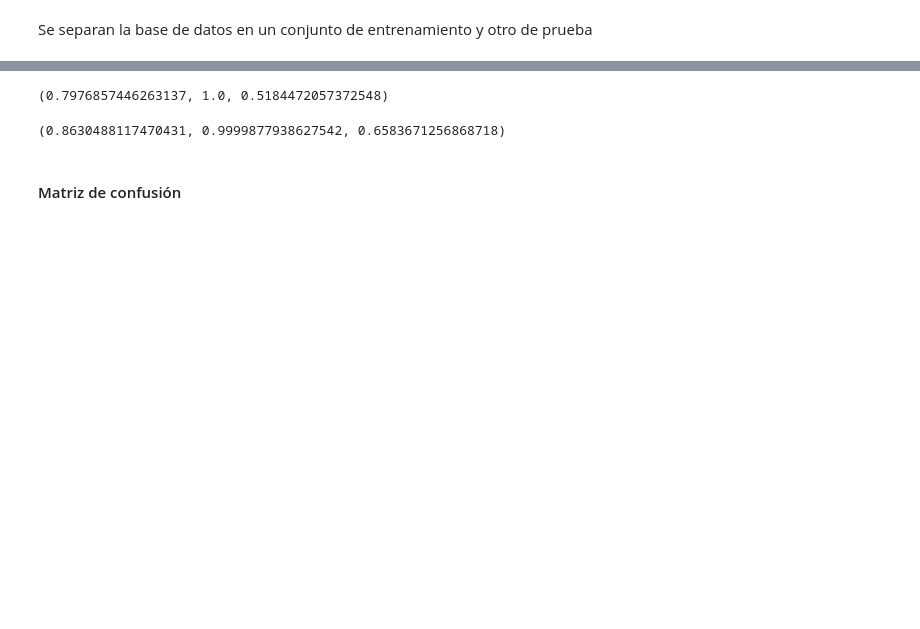
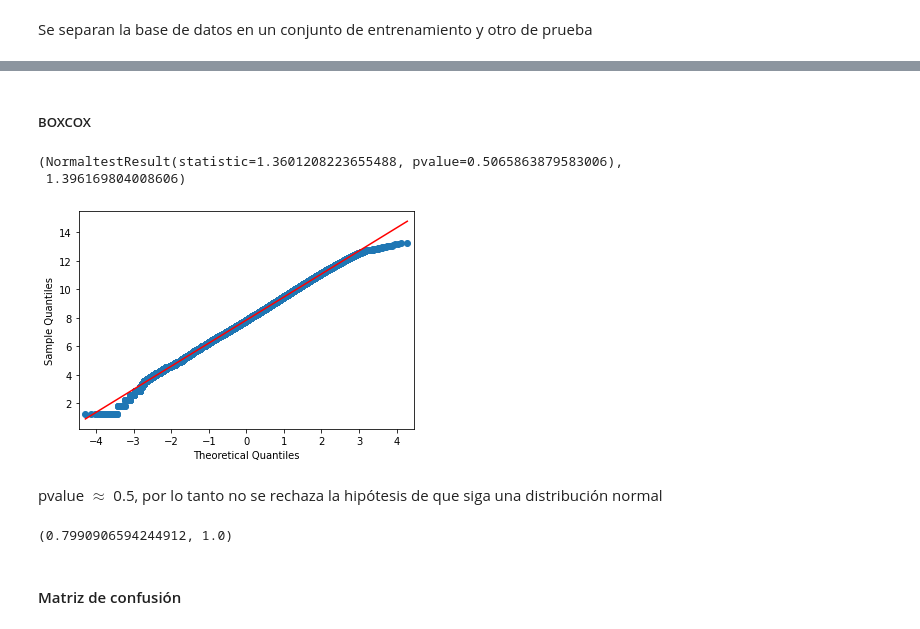
Before and after one commit to Exploratory-Data-Analiysis/Exam_1, a Jupyter notebook: ParcialFC.ipynb, the cells around one changed output, grey strips where cells are left out. Cells and saved outputs as stored; diff of their text form; code cells hidden in the pictures; blank space fills up the shorter version.

```diff
--- a/ParcialFC.ipynb
+++ b/ParcialFC.ipynb
@@ -361,40 +365,36 @@ X_train, X_test, y_train, y_test = train_test_split(X, y)
+# %% [markdown]
+##### BOXCOX
+# %%
+from scipy.stats.mstats import normaltest # D'Agostino K^2 Test
+from scipy.stats import boxcox
+from scipy.special import inv_boxcox
+from scipy.stats import shapiro
+
+fitted_data, fitted_lambda = stats.boxcox(dfpred['log(duration.s)'])
+
+
+sm.qqplot(fitted_data, line='s', dist=stats.distributions.norm)
+# sm.qqplot(df['duration.s'], line='s', dist=stats.distributions.norm)
+# plt.show()
+
+normaltest(fitted_data), fitted_lambda
+# %% [output]
+(NormaltestResult(statistic=1.3601208223655488, pvalue=0.5065863879583006),
+ 1.396169804008606)
+[figure, added]
+# %% [markdown]
+pvalue $\approx$ 0.5, por lo tanto no se rechaza la hipótesis de que siga una distribución normal
 # %%
 ### Decision Tree
 
 from sklearn.tree import DecisionTreeClassifier
+from sklearn.metrics import plot_roc_curve
 
 modelTree = DecisionTreeClassifier()
 modelTree.fit(X_train, y_train)
 score = modelTree.score(X_test, y_test)
 scoreTr = modelTree.score(X_train, y_train)
 
-
-# y_pred = modelTree.predict(X_test)
-# matriz = confusion_matrix(y_test, y_pred)
-
-# plot_confusion_matrix(conf_mat = matriz, figsize=(6,6), show_normed = False)
-# plt.tight_layout()
-
-scores = cross_val_score(modelTree, dfpred.drop(['energy.kev'], axis=1), dfpred['energy.kev'], cv=10)
-scores
-
-
-score, scoreTr, scores.mean()
+score, scoreTr
 # %% [output]
-(0.7976857446263137, 1.0, 0.5184472057372548)
+(0.7990906594244912, 1.0)
-# %%
-### Random Forest
-
-from sklearn.ensemble import RandomForestClassifier
-
-modelBos = RandomForestClassifier()
-modelBos.fit(X_train, y_train)
-score = modelBos.score(X_test, y_test)
-scoreTr = modelBos.score(X_train, y_train)
-
-scores = cross_val_score(modelBos, dfpred.drop(['energy.kev'], axis=1), dfpred['energy.kev'], cv=10)
-scores
-
-score, scoreTr, scores.mean()
-# %% [output]
-(0.8630488117470431, 0.9999877938627542, 0.6583671256868718)
```
Also changed, not shown: parts of 13 cells of this notebook.
